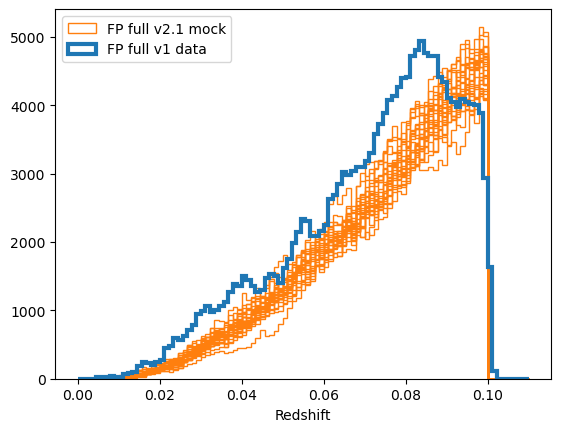
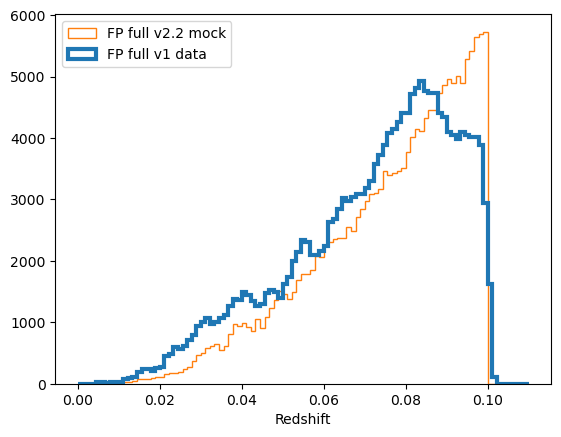
Unified diff of the notebook cell whose output changed from the first chart to the second:
--- before
+++ after
@@ -1,5 +1,5 @@
 zbins = np.linspace(0, 0.11, 100)
 for phase in range(1):
-    for real in range(27):
+    for real in range(1):
         m_data_temp = fits.open(CONFIG.mock_fp_full_data.format(phase=phase, real=real))[1].data
         label = f'FP full {CONFIG.version_fp_full} mock' if phase == 0 and real ==0 else None 
@@ -10,3 +10,3 @@
 plt.xlabel('Redshift')
 plt.legend()
-plt.savefig(f'plots/FP_full_nz_mock_{CONFIG.version_fp_full}_data_{CONFIG.data_fp_full_version}.pdf')
+plt.savefig(f'../plots/FP_full_nz_mock_{CONFIG.version_fp_full}_data_{CONFIG.data_fp_full_version}.pdf')

Commit: updating config to yaml